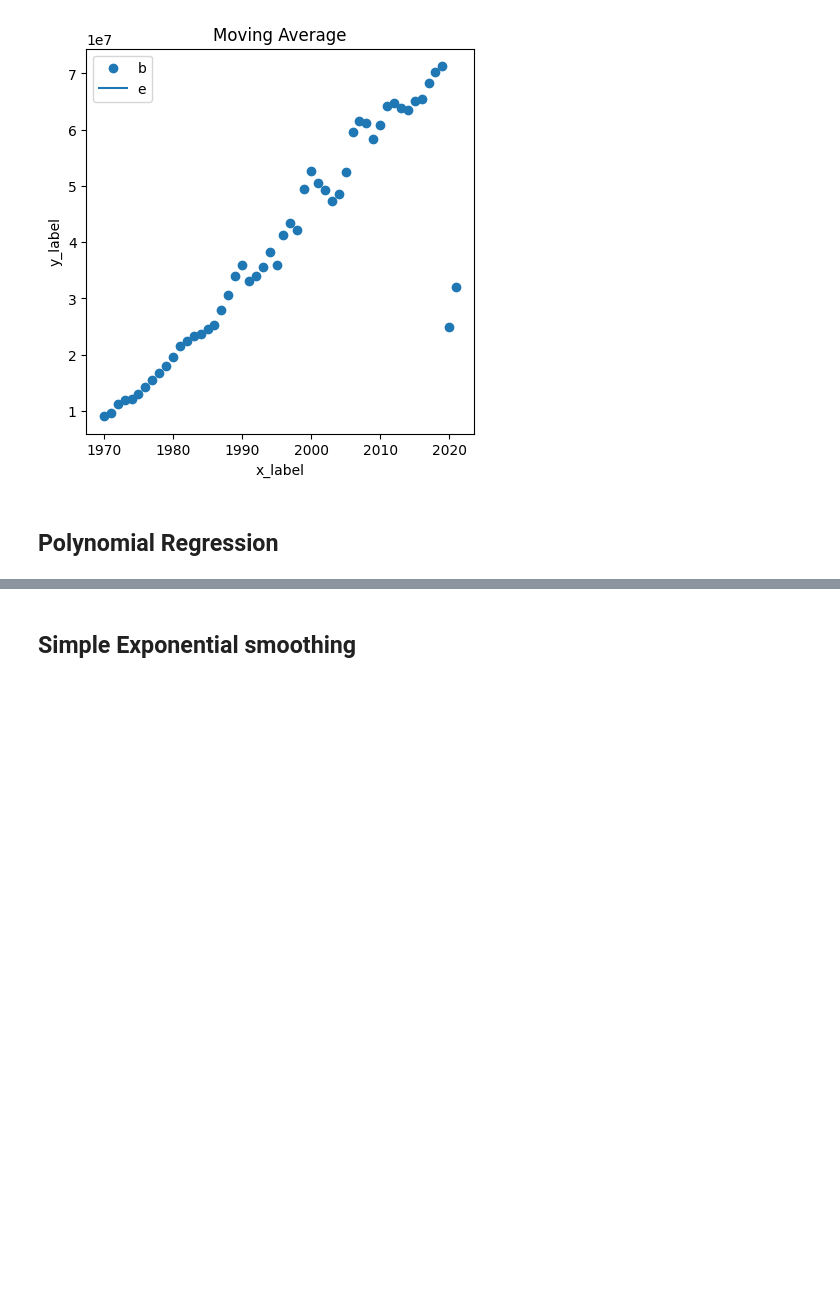
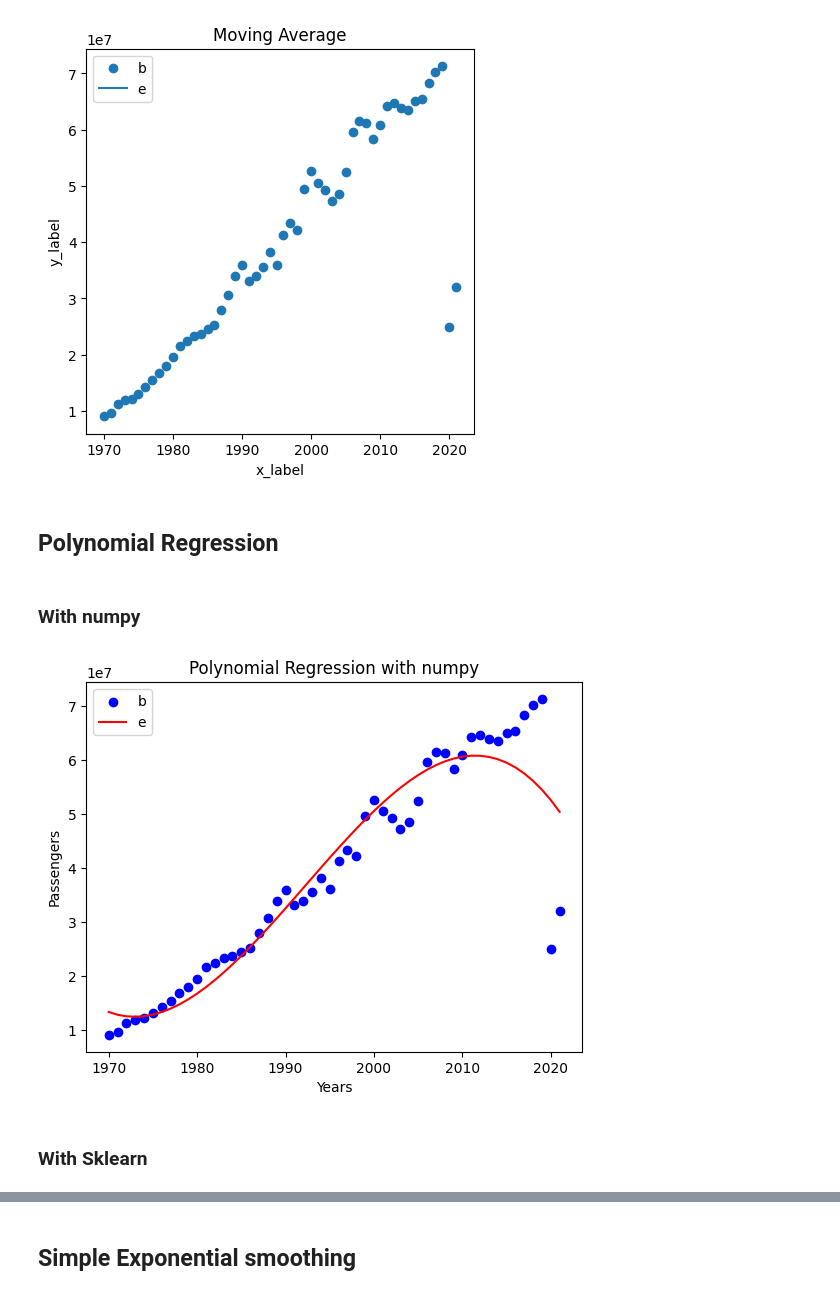
Before and after one commit to CedricCouche/SupplyTools, a Jupyter notebook: Forecasting.ipynb, the cells around one changed output, grey strips where cells are left out. Saved outputs shown, nothing was run; the diff lists cells and outputs as text; code cells hidden in the pictures; blank space fills up the shorter version.

```diff
--- a/Forecasting.ipynb
+++ b/Forecasting.ipynb
@@ -149,3 +231,28 @@ plt.savefig('example_MovingAverage.png');
 [figure]
 # %% [markdown]
 ## Polynomial Regression
+# %% [markdown]
+### With numpy
+# %%
+Entity_fra, Code_fra, Year_fra, Passengers_fra = load_data(filepath='data_input/air-passengers-carried.csv', country='FRA')
+
+x = np.array(Year_fra, dtype='int')
+y = np.array(Passengers_fra, dtype='int')
+# %%
+z = np.polyfit(x, y, 3)
+p = np.poly1d(z)
+y_pred = [p(year) for year in x ]
+# %%
+plt.scatter(x, y, color='blue', label='data points')
+plt.plot(x, y_pred, color='red', label='regression')
+
+plt.title('Polynomial Regression with numpy')
+plt.xlabel('Years')
+plt.ylabel('Passengers')
+plt.legend('best')
+
+plt.show();
+# %% [output]
+[figure, added]
+# %% [markdown]
+### With Sklearn
```
Also changed, not shown: parts of 28 cells of this notebook.
